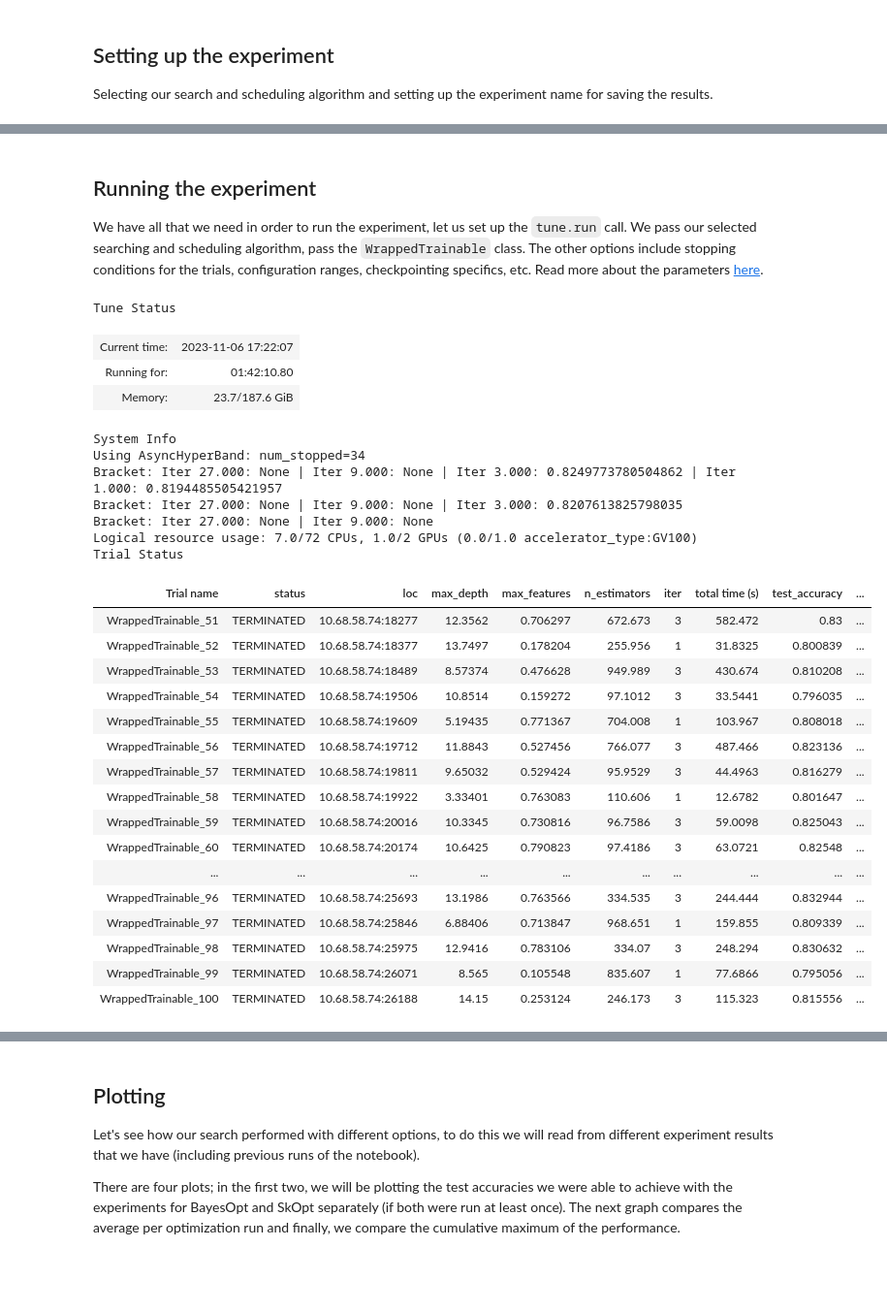
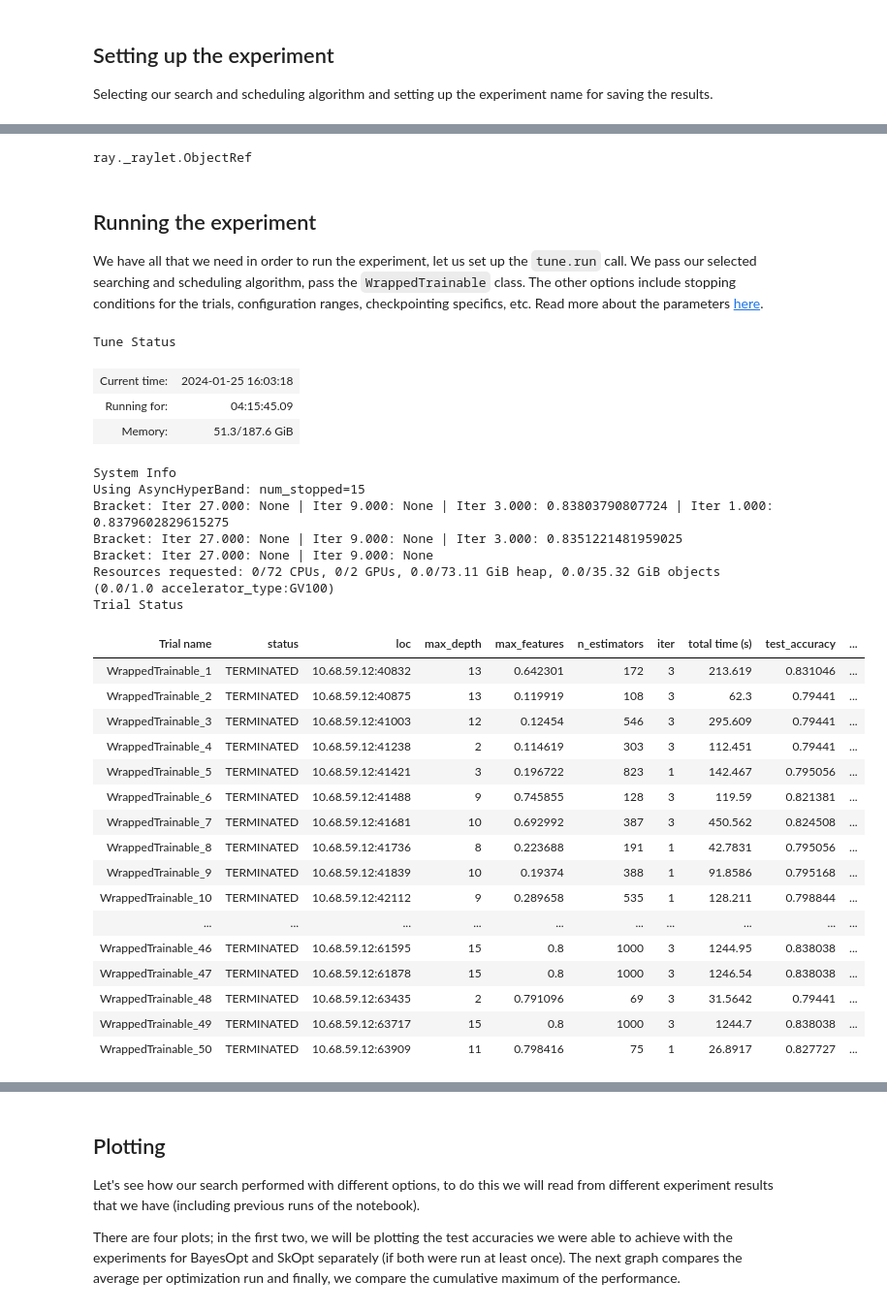
Before and after one commit to D-Barradas/RAPIDS_HPO, a Jupyter notebook: notebooks/HPO_Ray_RAPIDS.ipynb, the cells around one changed output, grey strips where cells are left out. Shown at 97% size. Drawn from its saved outputs; the diff is of its cells as text; code cells hidden in the pictures; blank space fills up the shorter version.

```diff
--- a/notebooks/HPO_Ray_RAPIDS.ipynb
+++ b/notebooks/HPO_Ray_RAPIDS.ipynb
@@ -454,9 +454,14 @@ compute = (
     "GPU"  # Can take a CPU value (only for performance comparison. Not recommended)
 )
 CV_folds = 3  # The number of Cross-Validation folds to be performed
+
+# NOTE: selection of algoritm
 search_alg = "BayesOpt"  # Options: SkOpt or BayesOpt
+
+# NOTE: selection of search strategy for the scheduler
 sched_alg = "AsyncHyperBand"  # Options: AsyncHyperBand or MedianStop
-max_concurrent = 10  # Number of concurrent samples; if -1, determined by number of available GPU for GPU tasks.
+
+max_concurrent = -1  # Number of concurrent samples; if -1, determined by number of available GPU for GPU tasks.
 
 # HPO Param ranges
 # NOTE: Depending on the GPU memory we might need to adjust the parameter range for a successful run
@@ -498,3 +499,8 @@ ray._raylet.ObjectRef
+# %%
+# what is data_id ?
+type(data_id)
+# %% [output]
+ray._raylet.ObjectRef
 # %%
 search = build_search_alg(search_alg, hpo_ranges)
 
@@ -525,56 +531,62 @@ static_config = {
 ## Running the experiment
 
 We have all that we need in order to run the experiment, let us set up the `tune.run` call. We pass our selected searching and scheduling algorithm, pass the `WrappedTrainable` class. The other options include stopping conditions for the trials, configuration ranges, checkpointing specifics, etc. Read more about the parameters [here](https://ray.readthedocs.io/en/latest/tune/api_docs/execution.html#tune-run).
+# %%
+# %tb
+results_dir = "data/results"
+# results_dir = "results"
+path = os.getcwd().split("/")
+# local_dir = "/".join(path[:-1]) + "/" + results_dir
+local_dir = os.path.join("/".join(path[:-1]), results_dir)
 # %%
-# %tb
-results_dir = "results"
-
 analysis = tune.run(
     WrappedTrainable,
     name=exp_name,
     scheduler=sched,
     search_alg=search,
     stop={
         "training_iteration": CV_folds,
         "is_bad": True,
     },
     resources_per_trial={"cpu": cpu_per_sample, "gpu": int(compute == "GPU")},
     num_samples=num_samples,
     checkpoint_at_end=True,
     keep_checkpoints_num=1,
+    local_dir=local_dir,
+    # local_dir="/home/barradd/Documents/GitHub/RAPIDS_HPO/data/results",
     # local_dir=results_dir,
-    local_dir="/home/barradd/Documents/GitHub/cloud-ml-examples/ray/notebooks/results",
+    # local_dir="/home/barradd/Documents/GitHub/cloud-ml-examples/ray/notebooks/results",
     trial_name_creator=get_trial_name,
     checkpoint_score_attr="test_accuracy",
     verbose=1,
     raise_on_failed_trial=False,
 )
 # %% [output]
 Tune Status
-| Current time: | 2023-11-06 17:22:07 |
-| Running for: | 01:42:10.80 |
-| Memory: | 23.7/187.6 GiB |
+| Current time: | 2024-01-25 16:03:18 |
+| Running for: | 04:15:45.09 |
+| Memory: | 51.3/187.6 GiB |
 System Info
-Using AsyncHyperBand: num_stopped=34
-Bracket: Iter 27.000: None | Iter 9.000: None | Iter 3.000: 0.8249773780504862 | Iter 1.000: 0.8194485505421957
-Bracket: Iter 27.000: None | Iter 9.000: None | Iter 3.000: 0.8207613825798035
+Using AsyncHyperBand: num_stopped=15
+Bracket: Iter 27.000: None | Iter 9.000: None | Iter 3.000: 0.83803790807724 | Iter 1.000: 0.8379602829615275
+Bracket: Iter 27.000: None | Iter 9.000: None | Iter 3.000: 0.8351221481959025
 Bracket: Iter 27.000: None | Iter 9.000: None
-Logical resource usage: 7.0/72 CPUs, 1.0/2 GPUs (0.0/1.0 accelerator_type:GV100)
+Resources requested: 0/72 CPUs, 0/2 GPUs, 0.0/73.11 GiB heap, 0.0/35.32 GiB objects (0.0/1.0 accelerator_type:GV100)
 Trial Status
 | Trial name | status | loc | max_depth | max_features | n_estimators | iter | total time (s) | test_accuracy | ... |
-| WrappedTrainable_51 | TERMINATED | 10.68.58.74:18277 | 12.3562 | 0.706297 | 672.673 | 3 | 582.472 | 0.83 | ... |
-| WrappedTrainable_52 | TERMINATED | 10.68.58.74:18377 | 13.7497 | 0.178204 | 255.956 | 1 | 31.8325 | 0.800839 | ... |
-| WrappedTrainable_53 | TERMINATED | 10.68.58.74:18489 | 8.57374 | 0.476628 | 949.989 | 3 | 430.674 | 0.810208 | ... |
-| WrappedTrainable_54 | TERMINATED | 10.68.58.74:19506 | 10.8514 | 0.159272 | 97.1012 | 3 | 33.5441 | 0.796035 | ... |
-| WrappedTrainable_55 | TERMINATED | 10.68.58.74:19609 | 5.19435 | 0.771367 | 704.008 | 1 | 103.967 | 0.808018 | ... |
-| WrappedTrainable_56 | TERMINATED | 10.68.58.74:19712 | 11.8843 | 0.527456 | 766.077 | 3 | 487.466 | 0.823136 | ... |
-| WrappedTrainable_57 | TERMINATED | 10.68.58.74:19811 | 9.65032 | 0.529424 | 95.9529 | 3 | 44.4963 | 0.816279 | ... |
-| WrappedTrainable_58 | TERMINATED | 10.68.58.74:19922 | 3.33401 | 0.763083 | 110.606 | 1 | 12.6782 | 0.801647 | ... |
-| WrappedTrainable_59 | TERMINATED | 10.68.58.74:20016 | 10.3345 | 0.730816 | 96.7586 | 3 | 59.0098 | 0.825043 | ... |
-| WrappedTrainable_60 | TERMINATED | 10.68.58.74:20174 | 10.6425 | 0.790823 | 97.4186 | 3 | 63.0721 | 0.82548 | ... |
+| WrappedTrainable_1 | TERMINATED | 10.68.59.12:40832 | 13 | 0.642301 | 172 | 3 | 213.619 | 0.831046 | ... |
+| WrappedTrainable_2 | TERMINATED | 10.68.59.12:40875 | 13 | 0.119919 | 108 | 3 | 62.3 | 0.79441 | ... |
+| WrappedTrainable_3 | TERMINATED | 10.68.59.12:41003 | 12 | 0.12454 | 546 | 3 | 295.609 | 0.79441 | ... |
+| WrappedTrainable_4 | TERMINATED | 10.68.59.12:41238 | 2 | 0.114619 | 303 | 3 | 112.451 | 0.79441 | ... |
+| WrappedTrainable_5 | TERMINATED | 10.68.59.12:41421 | 3 | 0.196722 | 823 | 1 | 142.467 | 0.795056 | ... |
+| WrappedTrainable_6 | TERMINATED | 10.68.59.12:41488 | 9 | 0.745855 | 128 | 3 | 119.59 | 0.821381 | ... |
+| WrappedTrainable_7 | TERMINATED | 10.68.59.12:41681 | 10 | 0.692992 | 387 | 3 | 450.562 | 0.824508 | ... |
+| WrappedTrainable_8 | TERMINATED | 10.68.59.12:41736 | 8 | 0.223688 | 191 | 1 | 42.7831 | 0.795056 | ... |
+| WrappedTrainable_9 | TERMINATED | 10.68.59.12:41839 | 10 | 0.19374 | 388 | 1 | 91.8586 | 0.795168 | ... |
+| WrappedTrainable_10 | TERMINATED | 10.68.59.12:42112 | 9 | 0.289658 | 535 | 1 | 128.211 | 0.798844 | ... |
 | ... | ... | ... | ... | ... | ... | ... | ... | ... | ... |
-| WrappedTrainable_96 | TERMINATED | 10.68.58.74:25693 | 13.1986 | 0.763566 | 334.535 | 3 | 244.444 | 0.832944 | ... |
-| WrappedTrainable_97 | TERMINATED | 10.68.58.74:25846 | 6.88406 | 0.713847 | 968.651 | 1 | 159.855 | 0.809339 | ... |
-| WrappedTrainable_98 | TERMINATED | 10.68.58.74:25975 | 12.9416 | 0.783106 | 334.07 | 3 | 248.294 | 0.830632 | ... |
-| WrappedTrainable_99 | TERMINATED | 10.68.58.74:26071 | 8.565 | 0.105548 | 835.607 | 1 | 77.6866 | 0.795056 | ... |
-| WrappedTrainable_100 | TERMINATED | 10.68.58.74:26188 | 14.15 | 0.253124 | 246.173 | 3 | 115.323 | 0.815556 | ... |
+| WrappedTrainable_46 | TERMINATED | 10.68.59.12:61595 | 15 | 0.8 | 1000 | 3 | 1244.95 | 0.838038 | ... |
+| WrappedTrainable_47 | TERMINATED | 10.68.59.12:61878 | 15 | 0.8 | 1000 | 3 | 1246.54 | 0.838038 | ... |
+| WrappedTrainable_48 | TERMINATED | 10.68.59.12:63435 | 2 | 0.791096 | 69 | 3 | 31.5642 | 0.79441 | ... |
+| WrappedTrainable_49 | TERMINATED | 10.68.59.12:63717 | 15 | 0.8 | 1000 | 3 | 1244.7 | 0.838038 | ... |
+| WrappedTrainable_50 | TERMINATED | 10.68.59.12:63909 | 11 | 0.798416 | 75 | 1 | 26.8917 | 0.827727 | ... |
```
Also changed, not shown: parts of 11 cells of this notebook, 6 other files.
